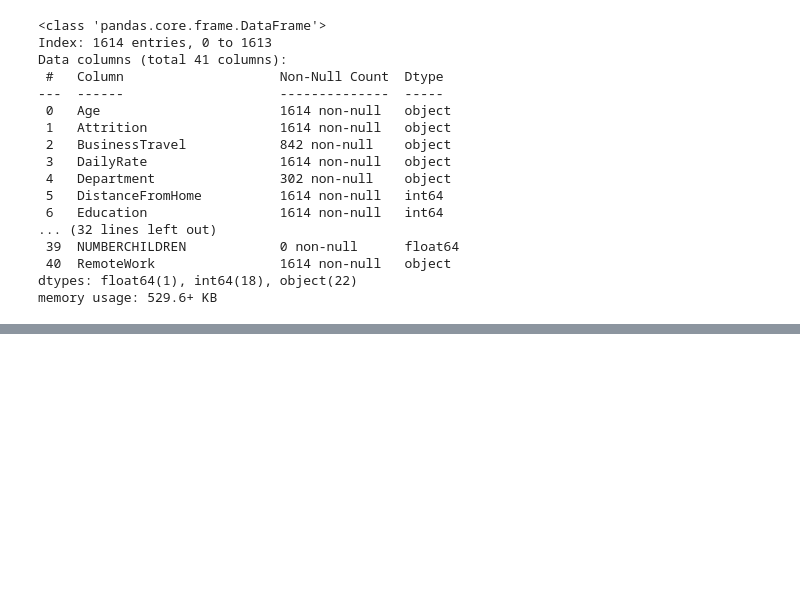
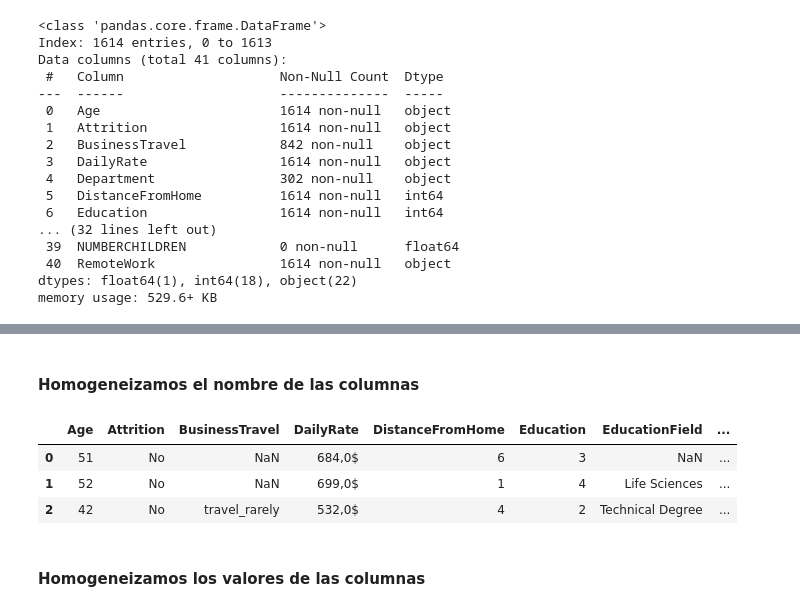
Before and after one commit to LuanaMagnabosco/Project-da-promo-A-modulo-3-team-2, a Jupyter notebook: fase-1-fase-2.ipynb, the cells around one changed output, grey strips where cells are left out. Cells and saved outputs as stored; diff of their text form; code cells hidden in the pictures; blank space fills up the shorter version.

```diff
--- a/fase-1.ipynb
+++ b/fase-1-fase-2.ipynb
@@ -481,0 +482,23 @@ array(['Yes', '1', 'False', '0', 'True'], dtype=object)
+# %% [markdown]
+#### Homogeneizamos el nombre de las columnas
+# %%
+nombres_snake_case = {
+    'employeecount': 'EmployeeCount',
+    'employeenumber': 'EmployeeNumber',
+    'NUMCOMPANIESWORKED': 'NumCompaniesWorked',
+    'TOTALWORKINGYEARS': 'TotalWorkingYears',
+    'WORKLIFEBALANCE': 'WorkLifeBalance',
+    'YEARSWITHCURRMANAGER': 'YearsWithCurrManager'
+}
+
+# Renombro las columnas para que todas estén en SnakeCase y sobreescribo el DataFrame usando el método rename
+df_hr_raw_limpia.rename(columns=nombres_snake_case, inplace=True)
+
+df_hr_raw_limpia.head(3)
+# %% [output]
+|  | Age | Attrition | BusinessTravel | DailyRate | DistanceFromHome | Education | EducationField | ... |
+| 0 | 51 | No | NaN | 684,0$ | 6 | 3 | NaN | ... |
+| 1 | 52 | No | NaN | 699,0$ | 1 | 4 | Life Sciences | ... |
+| 2 | 42 | No | travel_rarely | 532,0$ | 4 | 2 | Technical Degree | ... |
+# %% [markdown]
+#### Homogeneizamos los valores de las columnas
```
Also changed, not shown: parts of 27 cells of this notebook.
